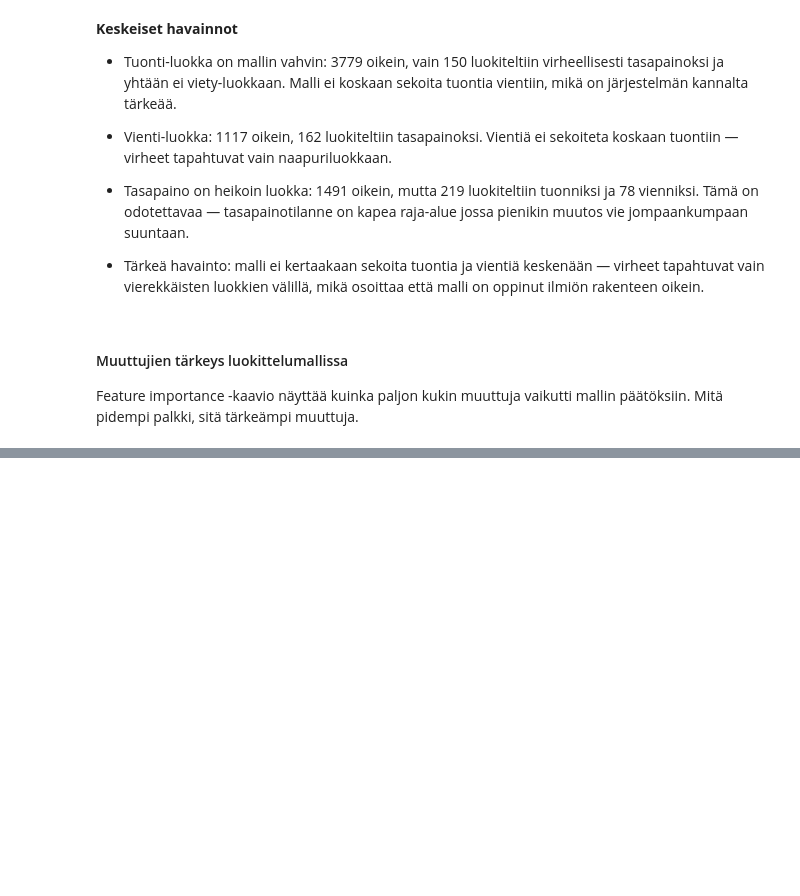
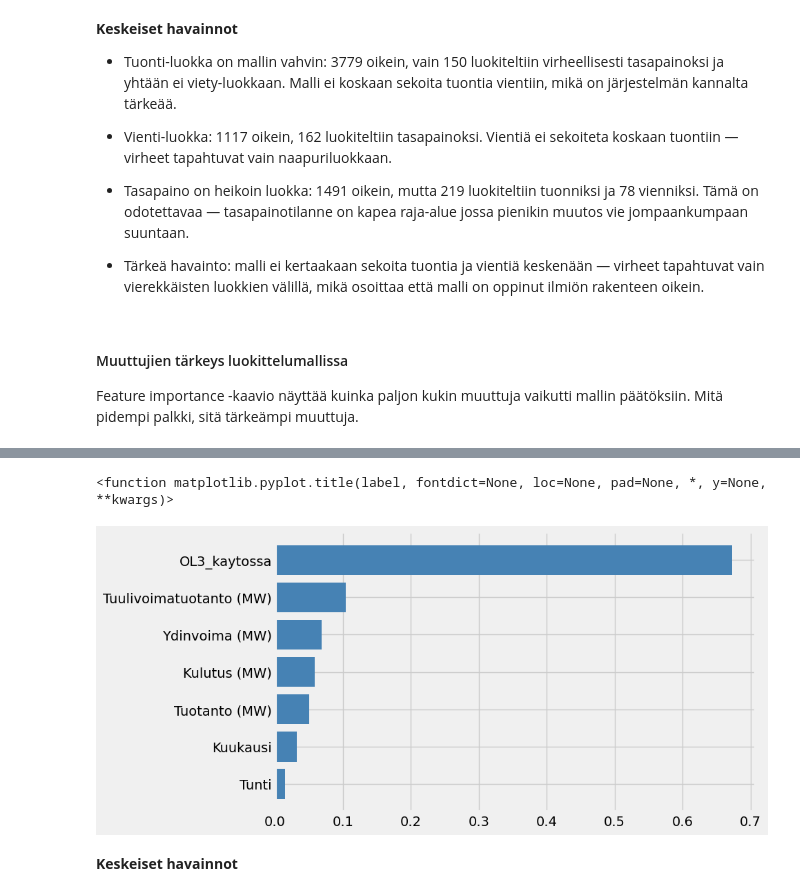
Before and after one commit to Santtulah/thesis, a Jupyter notebook: fingrid.ipynb, the cells around one changed output, grey strips where cells are left out. Saved outputs shown, nothing was run; the diff lists cells and outputs as text; code cells hidden in the pictures; blank space fills up the shorter version.

Commit message:
Lisää feature importance -kaavion kun Vuosi-muuttuja on korvattu olkiluodon käyttöönottotilalla

```diff
--- a/fingrid.ipynb
+++ b/fingrid.ipynb
@@ -1201,0 +1195,73 @@ plt.show()
+# %%
+from xgboost import XGBClassifier
+from sklearn.metrics import classification_report, ConfusionMatrixDisplay
+from sklearn.preprocessing import LabelEncoder
+import matplotlib.pyplot as plt
+import pandas as pd
+
+# Varmistetaan että indeksi on datetime
+df_hourly.index = pd.to_datetime(df_hourly.index)
+
+# Luodaan OL3-dummy Vuosi- ja Kuukausi-sarakkeista
+df_hourly['OL3_kaytossa'] = ((df_hourly['Vuosi'] > 2023) |
+                              ((df_hourly['Vuosi'] == 2023) & (df_hourly['Kuukausi'] >= 4))).astype(int)
+
+# Piirteet ja kohdemuuttuja (Vuosi korvattu OL3_kaytossa-muuttujalla)
+features_v2 = [
+    'Kulutus (MW)',
+    'Tuotanto (MW)',
+    'Tuulivoimatuotanto (MW)',
+    'Ydinvoima (MW)',
+    'Tunti',
+    'Kuukausi',
+    'OL3_kaytossa'
+]
+
+df_malli_v2 = df_hourly[features_v2 + ['Nettokuorma_luokka']].copy()
+
+# Ennustetaan seuraavaa tuntia
+df_malli_v2['Nettokuorma_luokka_t+1'] = df_malli_v2['Nettokuorma_luokka'].shift(-1)
+
+# Poistetaan tyhjät arvot
+df_malli_v2 = df_malli_v2.dropna()
+
+# Aikapohjainen jako (sama split-piste kuin alkuperäisessä)
+split_time = '2024-01-01'
+train_v2 = df_malli_v2[df_malli_v2.index < split_time]
+test_v2  = df_malli_v2[df_malli_v2.index >= split_time]
+
+# X ja y
+X_train_v2 = train_v2[features_v2]
+X_test_v2 = test_v2[features_v2]
+y_train_v2 = train_v2['Nettokuorma_luokka_t+1']
+y_test_v2 = test_v2['Nettokuorma_luokka_t+1']
+
+# Enkoodataan luokat (fit vain trainiin!)
+le_v2 = LabelEncoder()
+y_train_enc_v2 = le_v2.fit_transform(y_train_v2)
+y_test_enc_v2 = le_v2.transform(y_test_v2)
+
+# Malli (samat hyperparametrit kuin alkuperäisessä)
+model_v2 = XGBClassifier(
+    n_estimators=200,
+    max_depth=6,
+    learning_rate=0.1,
+    random_state=42,
+    eval_metric='mlogloss'
+)
+model_v2.fit(X_train_v2, y_train_enc_v2)
+
+# Arviointi
+y_pred_v2 = model_v2.predict(X_test_v2)
+print(classification_report(y_test_enc_v2, y_pred_v2, target_names=le_v2.classes_))
+
+# Feature importance -kaavio
+importance_df_v2 = pd.DataFrame({
+    'Piirre': features_v2,
+    'Tärkeys': model_v2.feature_importances_
+}).sort_values('Tärkeys', ascending=True)
+
+plt.figure(figsize=(8, 5))
+plt.barh(importance_df_v2['Piirre'], importance_df_v2['Tärkeys'], color='steelblue')
+plt.title
+# %% [output]
@@ -1201,0 +1277,4 @@ plt.show()
+<function matplotlib.pyplot.title(label, fontdict=None, loc=None, pad=None, *, y=None, **kwargs)>
+[figure, added]
+# %% [markdown]
+**Keskeiset havainnot**
```
Also changed, not shown: parts of 12 cells of this notebook.
